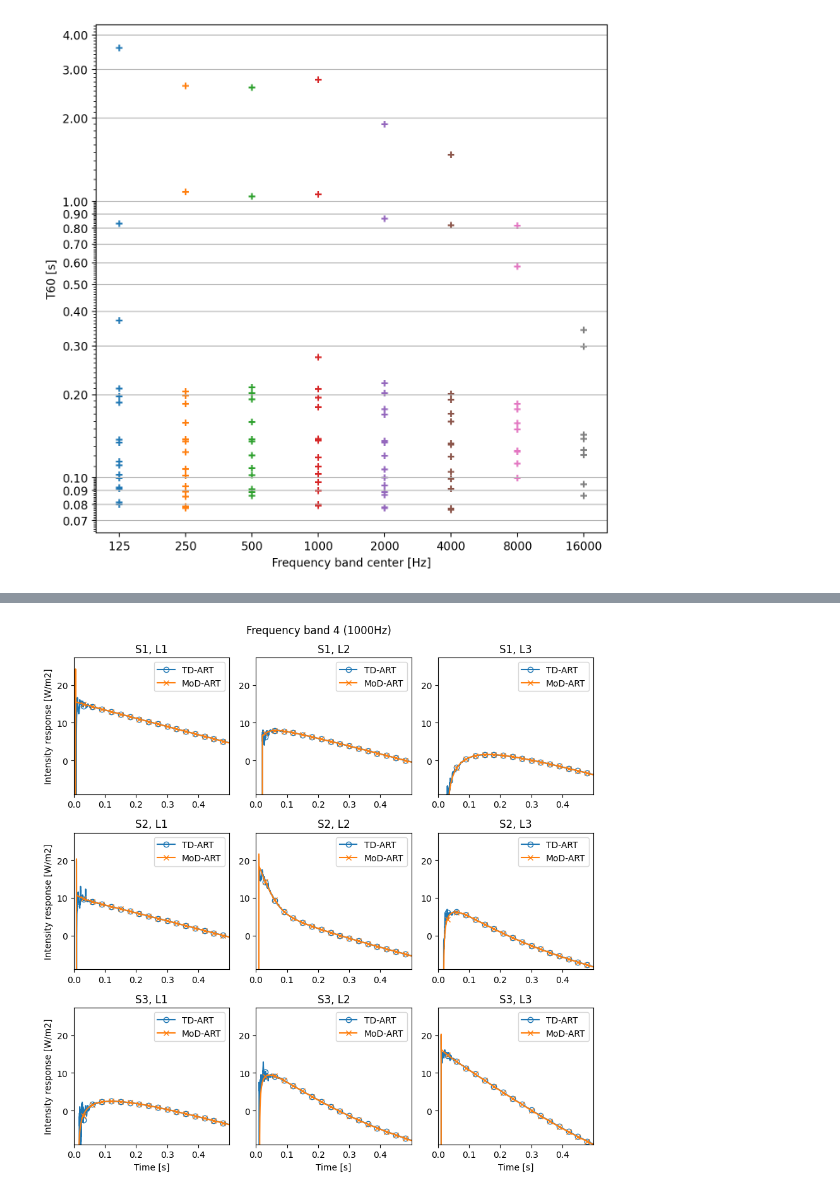
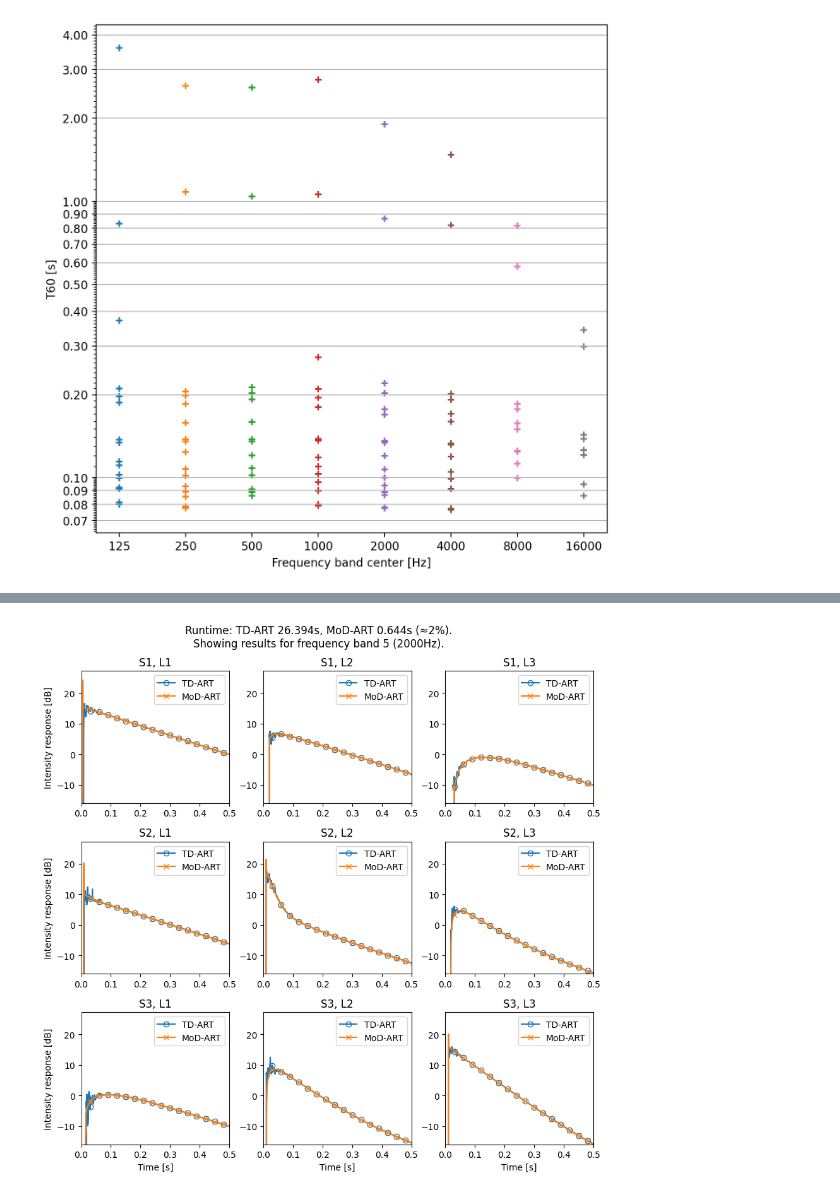
Before and after one commit to iosr-surrey/mod-art, a Jupyter notebook: example usage/Tutorial.ipynb, the cells around one changed output, grey strips where cells are left out. Drawn from its saved outputs; the diff is of its cells as text; code cells hidden in the pictures.

```diff
--- a/example usage/Tutorial.ipynb
+++ b/example usage/Tutorial.ipynb
@@ -12,7 +13,7 @@ environment_folder = os.path.join('..', 'example environments', 'DampenedMiddle_
 visualize_mesh(environment_folder)
 # %%
 # Duration of the echograms to be displayed, in seconds.
-echogram_duration = 0.5
+echogram_duration = 1.0
 # Sample rate used for the echograms. Mostly relevant to avoid rounding errors in the propagation delays.
 echogram_sample_rate = 1e4
 
@@ -39,9 +40,11 @@ The environment at ..\example environments\DampenedMiddle_20_patches has already
 [figure]
 # %%
 # Generate the echograms with TD-ART.
+start_time = time.time()
 ART_echograms, frequencies = run_ART(environment_folder, source_positions, listener_positions,
                                      echogram_sample_rate=echogram_sample_rate,
                                      echogram_duration=echogram_duration)
+ART_runtime = time.time() - start_time
 # %% [output]
 Running `run_ART` in the environment "DampenedMiddle_20_patches"
 Processing source 1
@@ -63,9 +66,11 @@ Adding line-of-sight components where unobstructed.
 # %%
 
 # Generate the echograms with MoD-ART.
+start_time = time.time()
 MoDART_echograms, _, _ = run_MoDART(environment_folder, source_positions, listener_positions,
                                     echogram_sample_rate=echogram_sample_rate,
                                     echogram_duration=echogram_duration)
+MoDART_runtime = time.time() - start_time
 # %% [output]
 Running `run_MoDART` in the environment "DampenedMiddle_20_patches"
 Processing source 1
@@ -87,9 +100,9 @@ Adding line-of-sight components where unobstructed.
 # %%
 # Clip the echograms strictly above 0 and convert to dB.
-ART_echograms = np.clip(ART_echograms, 1e-20, None)
-MoDART_echograms = np.clip(MoDART_echograms, 1e-20, None)
-ART_echograms_dB = 10 * np.log10(ART_echograms)
-MoDART_echograms_dB = 10 * np.log10(MoDART_echograms)
+ART_echograms_clipped = np.clip(ART_echograms, 1e-20, None)
+MoDART_echograms_clipped = np.clip(MoDART_echograms, 1e-20, None)
+ART_echograms_dB = 10 * np.log10(ART_echograms_clipped)
+MoDART_echograms_dB = 10 * np.log10(MoDART_echograms_clipped)
 
 # Prepare a time axis.
 time_axis = np.arange(0, ART_echograms.shape[-1]) / echogram_sample_rate
@@ -97,39 +110,43 @@ num_bands = len(frequencies)
 num_sources = len(source_positions)
 num_listeners = len(listener_positions)
 # %%
-displayed_band_idx = 3
+displayed_band_idx = 5
+displayed_duration = echogram_duration / 2
+
+displayed_len = min(len(time_axis), int(displayed_duration * echogram_sample_rate))
 
 # Consider the extent of the dB range to be plotted.
-max_extent = max(np.max(ART_echograms_dB[:, :, displayed_band_idx, :]),
-                 np.max(MoDART_echograms_dB[:, :, displayed_band_idx, :]))
-min_extent = min(np.min(ART_echograms_dB[:, :, displayed_band_idx, -1]),
-                 np.min(MoDART_echograms_dB[:, :, displayed_band_idx, -1]))
+max_extent = max(np.max(ART_echograms_dB[:, :, displayed_band_idx-1, :displayed_len]),
+                 np.max(MoDART_echograms_dB[:, :, displayed_band_idx-1, :displayed_len]))
+min_extent = min(np.min(ART_echograms_dB[:, :, displayed_band_idx-1, displayed_len]),
+                 np.min(MoDART_echograms_dB[:, :, displayed_band_idx-1, displayed_len]))
 
 fig, ax = plt.subplots(num_sources, num_listeners,
                        figsize=(3*num_listeners, 3*num_sources))
 
 for s in range(num_sources):
     for l in range(num_listeners):
-        ax[s, l].plot(time_axis, ART_echograms_dB[s, l, displayed_band_idx],
+        ax[s, l].plot(time_axis, ART_echograms_dB[s, l, displayed_band_idx-1],
                       label='TD-ART', marker='o', fillstyle='none',
                       markevery=int(3e-2 * echogram_sample_rate))
-        ax[s, l].plot(time_axis, MoDART_echograms_dB[s, l, displayed_band_idx],
+        ax[s, l].plot(time_axis, MoDART_echograms_dB[s, l, displayed_band_idx-1],
                       label='MoD-ART', marker='x',
                       markevery=int(3e-2 * echogram_sample_rate))
 
         ax[s, l].legend()
-        ax[s, l].set_xlim(0, time_axis[-1])
+        ax[s, l].set_xlim(0, displayed_duration)
         ax[s, l].set_ylim(min_extent, max_extent + 3)
 
         ax[s, l].set_title('S{}, L{}'.format(s+1, l+1))
         if l == 0:
-            ax[s, l].set_ylabel('Intensity response [W/m2]')
+            ax[s, l].set_ylabel('Intensity response [dB]')
         if s == num_sources-1:
             ax[s, l].set_xlabel('Time [s]')
 
-plt.suptitle('Frequency band {} ({:.0f}Hz)'.format(displayed_band_idx+1, frequencies[displayed_band_idx]))
+plt.suptitle('Runtime: TD-ART {:.3f}s, MoD-ART {:.3f}s (≈{:.0f}%).'.format(ART_runtime, MoDART_runtime, 100. * MoDART_runtime / ART_runtime)
+             + '\nShowing results for frequency band {} ({:.0f}Hz).'.format(displayed_band_idx, frequencies[displayed_band_idx-1]))
 plt.tight_layout()
 
 plt.show()
 # %% [output]
-[figure, old version]
+[figure, new version]
```
Also changed, not shown: parts of 3 cells of this notebook, 3 other files.
